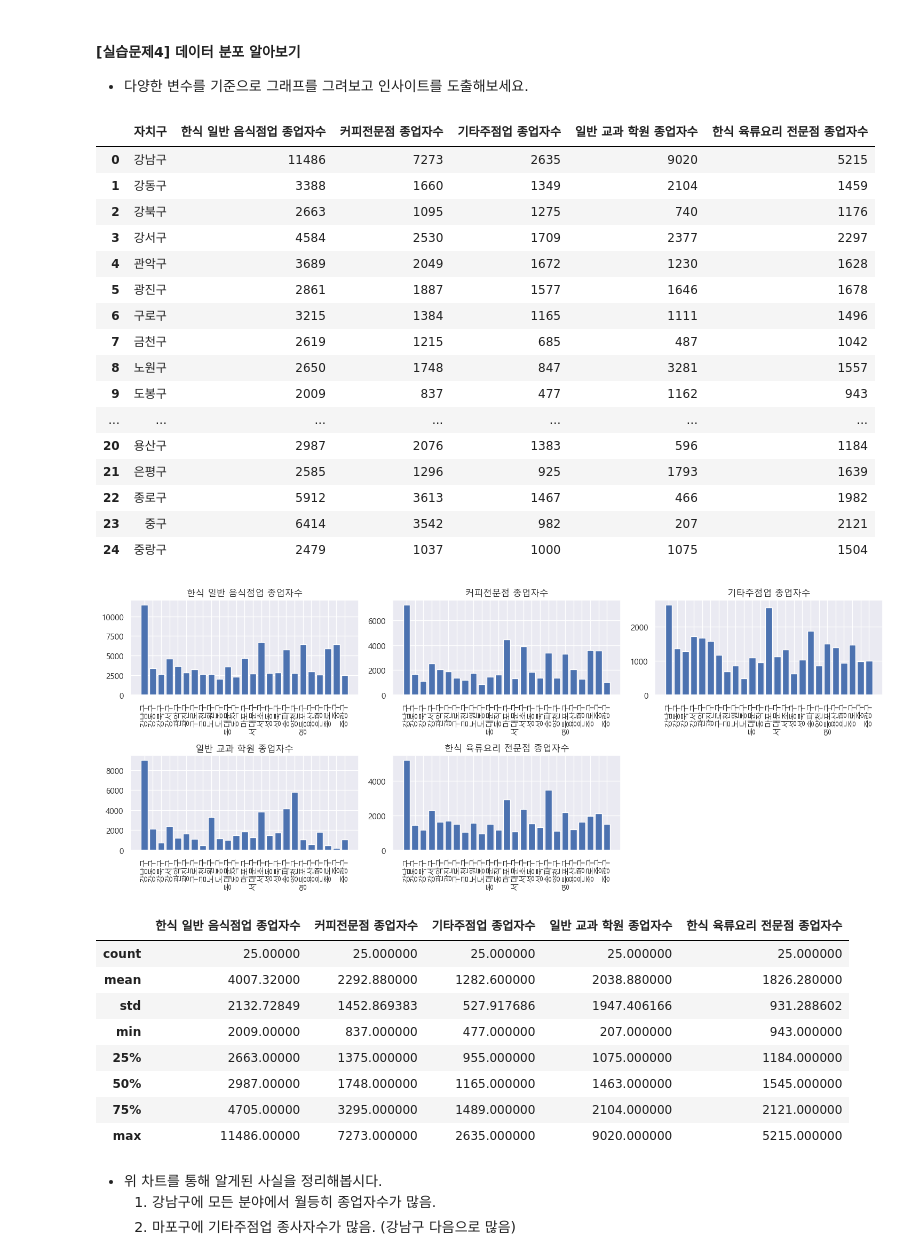
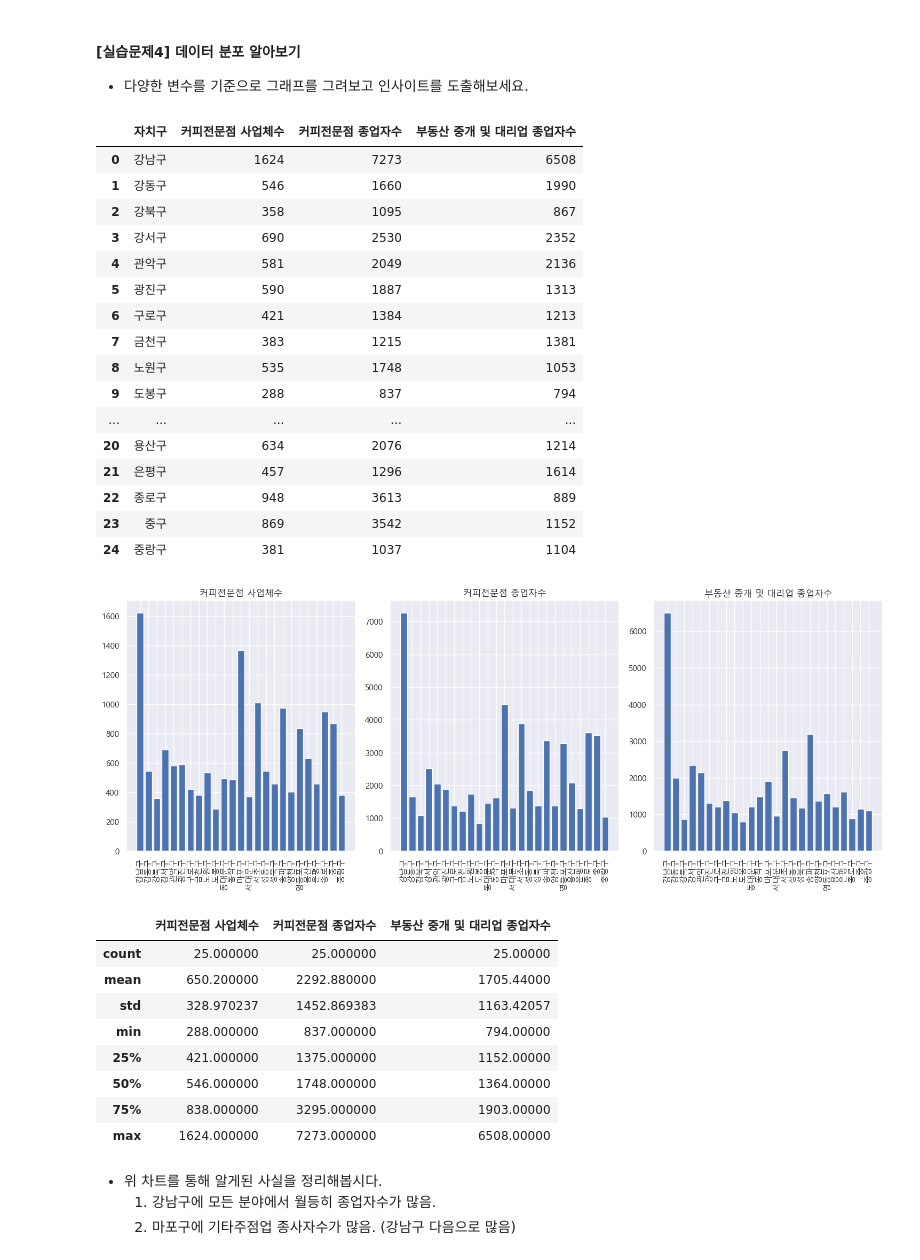
Before and after one commit to Jihwan98/aivle_school, a Jupyter notebook: 2023.02.13_미니프로젝트1차_실습자료/1.4 데이터 불러오기 및 분석(EDA)_1차_업종등록데이터.ipynb, the cells around one changed output. Drawn from its saved outputs; the diff is of its cells as text; code cells hidden in the pictures.

```diff
--- a/2023.02.13_미니프로젝트1차_실습자료/1.4 데이터 불러오기 및 분석(EDA)_1차_업종등록데이터.ipynb
+++ b/2023.02.13_미니프로젝트1차_실습자료/1.4 데이터 불러오기 및 분석(EDA)_1차_업종등록데이터.ipynb
@@ -162,7 +162,7 @@ seoul_business.columns = ['자치구', '동', '택시운송업 사업체수', '
         '한식 육류요리 전문점 사업체수', '한식 육류요리 전문점 종업자수']
 # %%
 # 컬럼 선택
-column_list = ['자치구', '동', '한식 일반 음식점업 종업자수', '커피전문점 종업자수', '기타주점업 종업자수', '일반 교과 학원 종업자수', '한식 육류요리 전문점 종업자수']
+column_list = ['자치구', '동', '커피전문점 사업체수', '커피전문점 종업자수', '부동산 중개 및 대리업 종업자수']
 seoul_business = seoul_business[column_list]
 # %%
 # 3번째 행 부터 데이터 사용
@@ -265,49 +261,49 @@ import scipy.stats as spst
 # 아래에 실습코드를 작성하고 결과를 확인합니다.
 seoul_business
 # %% [output]
-|  | 자치구 | 한식 일반 음식점업 종업자수 | 커피전문점 종업자수 | 기타주점업 종업자수 | 일반 교과 학원 종업자수 | 한식 육류요리 전문점 종업자수 |
-| 0 | 강남구 | 11486 | 7273 | 2635 | 9020 | 5215 |
-| 1 | 강동구 | 3388 | 1660 | 1349 | 2104 | 1459 |
-| 2 | 강북구 | 2663 | 1095 | 1275 | 740 | 1176 |
-| 3 | 강서구 | 4584 | 2530 | 1709 | 2377 | 2297 |
-| 4 | 관악구 | 3689 | 2049 | 1672 | 1230 | 1628 |
-| 5 | 광진구 | 2861 | 1887 | 1577 | 1646 | 1678 |
-| 6 | 구로구 | 3215 | 1384 | 1165 | 1111 | 1496 |
-| 7 | 금천구 | 2619 | 1215 | 685 | 487 | 1042 |
-| 8 | 노원구 | 2650 | 1748 | 847 | 3281 | 1557 |
-| 9 | 도봉구 | 2009 | 837 | 477 | 1162 | 943 |
-| ... | ... | ... | ... | ... | ... | ... |
-| 20 | 용산구 | 2987 | 2076 | 1383 | 596 | 1184 |
-| 21 | 은평구 | 2585 | 1296 | 925 | 1793 | 1639 |
-| 22 | 종로구 | 5912 | 3613 | 1467 | 466 | 1982 |
-| 23 | 중구 | 6414 | 3542 | 982 | 207 | 2121 |
-| 24 | 중랑구 | 2479 | 1037 | 1000 | 1075 | 1504 |
+|  | 자치구 | 커피전문점 사업체수 | 커피전문점 종업자수 | 부동산 중개 및 대리업 종업자수 |
+| 0 | 강남구 | 1624 | 7273 | 6508 |
+| 1 | 강동구 | 546 | 1660 | 1990 |
+| 2 | 강북구 | 358 | 1095 | 867 |
+| 3 | 강서구 | 690 | 2530 | 2352 |
+| 4 | 관악구 | 581 | 2049 | 2136 |
+| 5 | 광진구 | 590 | 1887 | 1313 |
+| 6 | 구로구 | 421 | 1384 | 1213 |
+| 7 | 금천구 | 383 | 1215 | 1381 |
+| 8 | 노원구 | 535 | 1748 | 1053 |
+| 9 | 도봉구 | 288 | 837 | 794 |
+| ... | ... | ... | ... | ... |
+| 20 | 용산구 | 634 | 2076 | 1214 |
+| 21 | 은평구 | 457 | 1296 | 1614 |
+| 22 | 종로구 | 948 | 3613 | 889 |
+| 23 | 중구 | 869 | 3542 | 1152 |
+| 24 | 중랑구 | 381 | 1037 | 1104 |
 # %%
 # 아래에 실습코드를 작성하고 결과를 확인합니다.
 
 plt.figure(figsize=(15, 6))
 for i in range(1, len(list(seoul_business))):
-    plt.subplot(2, 3, i)
+    plt.subplot(1, 3, i)
     plt.title(list(seoul_business)[i])
     plt.bar(seoul_business['자치구'], seoul_business[list(seoul_business)[i]])
     plt.xticks(rotation=90)
 
 plt.tight_layout()
 plt.show()
 # %% [output]
-[figure, old version]
+[figure, new version]
 # %%
 seoul_business.describe()
 # %% [output]
-|  | 한식 일반 음식점업 종업자수 | 커피전문점 종업자수 | 기타주점업 종업자수 | 일반 교과 학원 종업자수 | 한식 육류요리 전문점 종업자수 |
-| count | 25.00000 | 25.000000 | 25.000000 | 25.000000 | 25.000000 |
-| mean | 4007.32000 | 2292.880000 | 1282.600000 | 2038.880000 | 1826.280000 |
-| std | 2132.72849 | 1452.869383 | 527.917686 | 1947.406166 | 931.288602 |
-| min | 2009.00000 | 837.000000 | 477.000000 | 207.000000 | 943.000000 |
-| 25% | 2663.00000 | 1375.000000 | 955.000000 | 1075.000000 | 1184.000000 |
-| 50% | 2987.00000 | 1748.000000 | 1165.000000 | 1463.000000 | 1545.000000 |
-| 75% | 4705.00000 | 3295.000000 | 1489.000000 | 2104.000000 | 2121.000000 |
-| max | 11486.00000 | 7273.000000 | 2635.000000 | 9020.000000 | 5215.000000 |
+|  | 커피전문점 사업체수 | 커피전문점 종업자수 | 부동산 중개 및 대리업 종업자수 |
+| count | 25.000000 | 25.000000 | 25.00000 |
+| mean | 650.200000 | 2292.880000 | 1705.44000 |
+| std | 328.970237 | 1452.869383 | 1163.42057 |
+| min | 288.000000 | 837.000000 | 794.00000 |
+| 25% | 421.000000 | 1375.000000 | 1152.00000 |
+| 50% | 546.000000 | 1748.000000 | 1364.00000 |
+| 75% | 838.000000 | 3295.000000 | 1903.00000 |
+| max | 1624.000000 | 7273.000000 | 6508.00000 |
 # %% [markdown]
 - 위 차트를 통해 알게된 사실을 정리해봅시다.
     1. 강남구에 모든 분야에서 월등히 종업자수가 많음.
```
Also changed, not shown: parts of 4 cells of this notebook, 5 other files.
